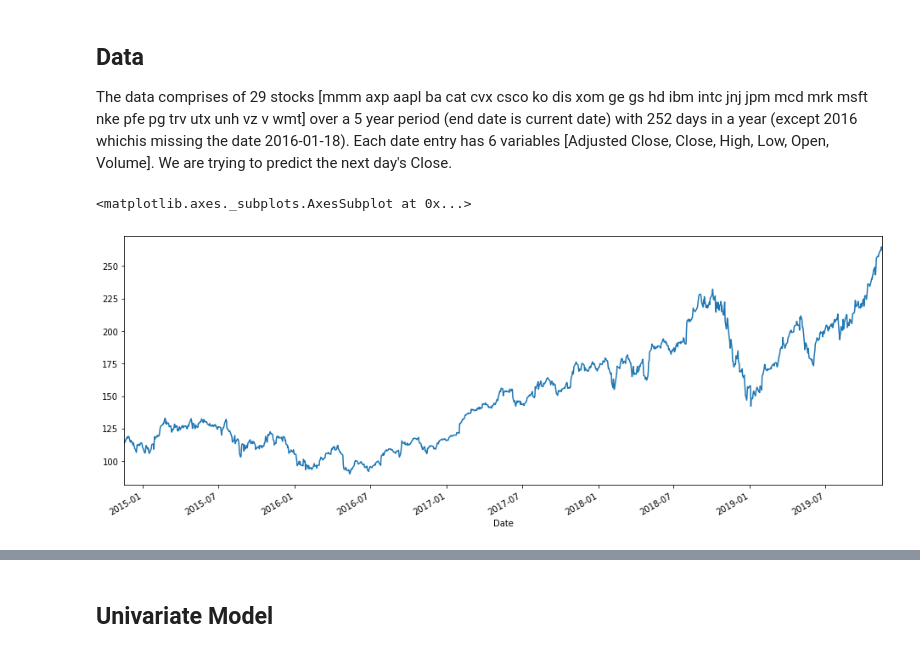
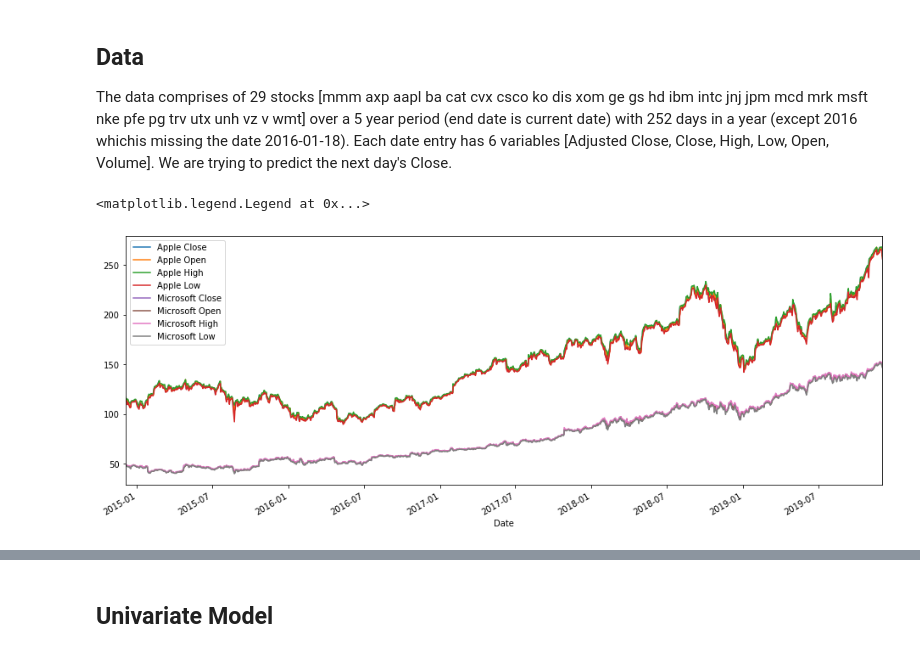
Before and after one commit to Samarmy/CS545TP, a Jupyter notebook: Armstrong-Choudhary-Hua-project.ipynb, the cells around one changed output, grey strips where cells are left out. Drawn from its saved outputs; the diff is of its cells as text; code cells hidden in the pictures.

```diff
--- a/Armstrong-Choudhary-Hua-project.ipynb
+++ b/Armstrong-Choudhary-Hua-project.ipynb
@@ -46,3 +48,4 @@ data[data.isna().any(axis=1)] #Display rows with Null values
 # %%
-# data = data.drop([datetime.datetime(2016, 1, 18)])
-# data.shape
+data = data.drop([datetime.datetime(2016, 1, 18)])
+data = data.drop([datetime.datetime(2014, 12, 3)])
+data.shape
@@ -110,8 +115,16 @@ V = data[['Adj Close V', 'Close V', 'High V', 'Low V', 'Open V', 'Volume V']]
 V.columns = ['Adj Close', 'Close', 'High', 'Low', 'Open', 'Volume']
 WMT = data[['Adj Close WMT', 'Close WMT', 'High WMT', 'Low WMT', 'Open WMT', 'Volume WMT']]
 WMT.columns = ['Adj Close', 'Close', 'High', 'Low', 'Open', 'Volume']
-# %%
-AAPL['Close'].plot(figsize=(16,6))
-# %% [output]
-<matplotlib.axes._subplots.AxesSubplot at 0x...>
-[figure, removed]
+# %%
+AAPL['Close'].plot(figsize=(16,6))
+AAPL['Open'].plot(figsize=(16,6))
+AAPL['High'].plot(figsize=(16,6))
+AAPL['Low'].plot(figsize=(16,6))
+MSFT['Close'].plot(figsize=(16,6))
+MSFT['Open'].plot(figsize=(16,6))
+MSFT['High'].plot(figsize=(16,6))
+graph1 = MSFT['Low'].plot(figsize=(16,6))
+graph1.legend(['Apple Close', 'Apple Open', 'Apple High', 'Apple Low', 'Microsoft Close', 'Microsoft Open', 'Microsoft High', 'Microsoft Low'])
+# %% [output]
+<matplotlib.legend.Legend at 0x...>
+[figure, added]
```
Also changed, not shown: parts of 27 cells of this notebook.
